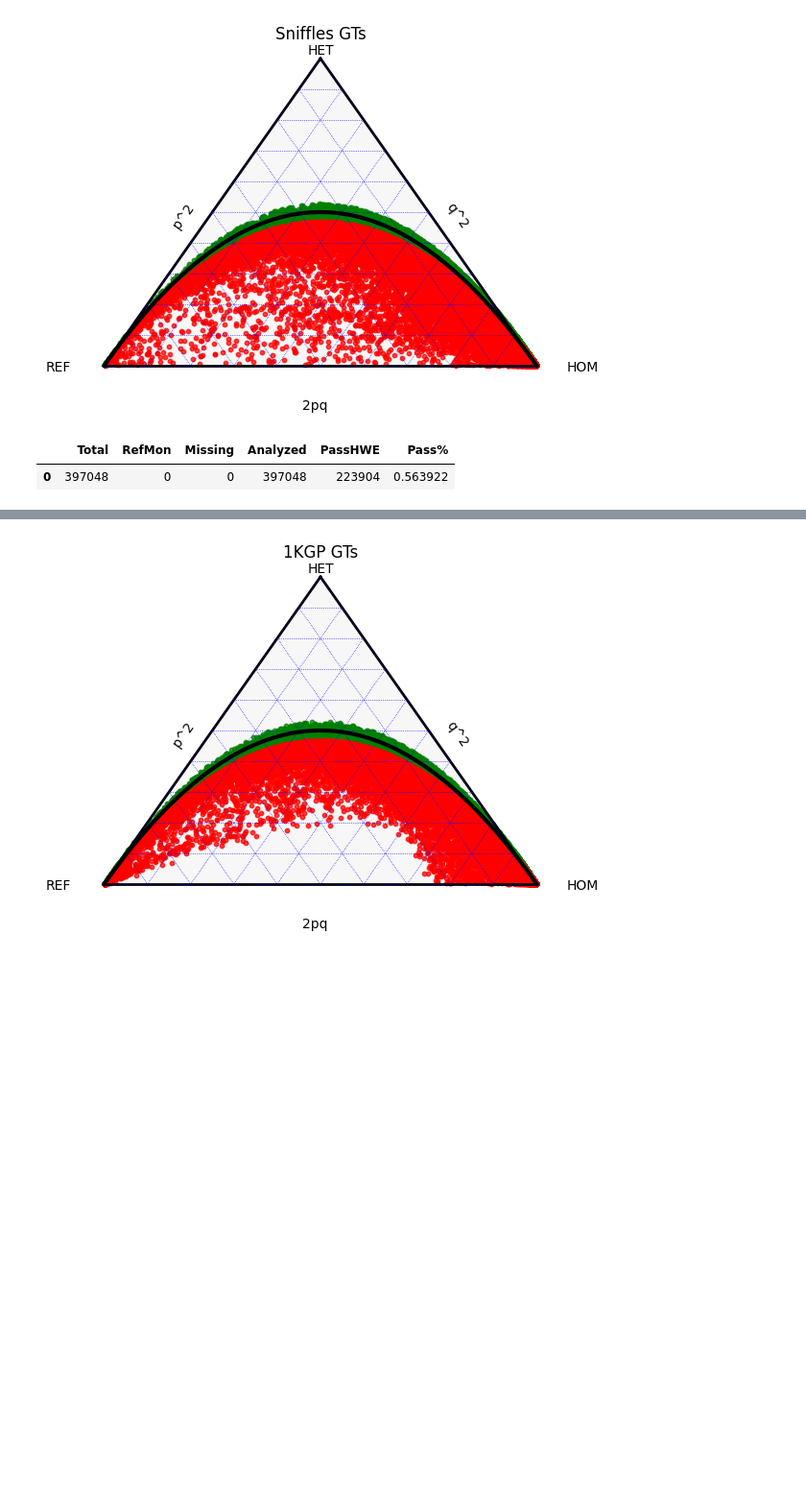
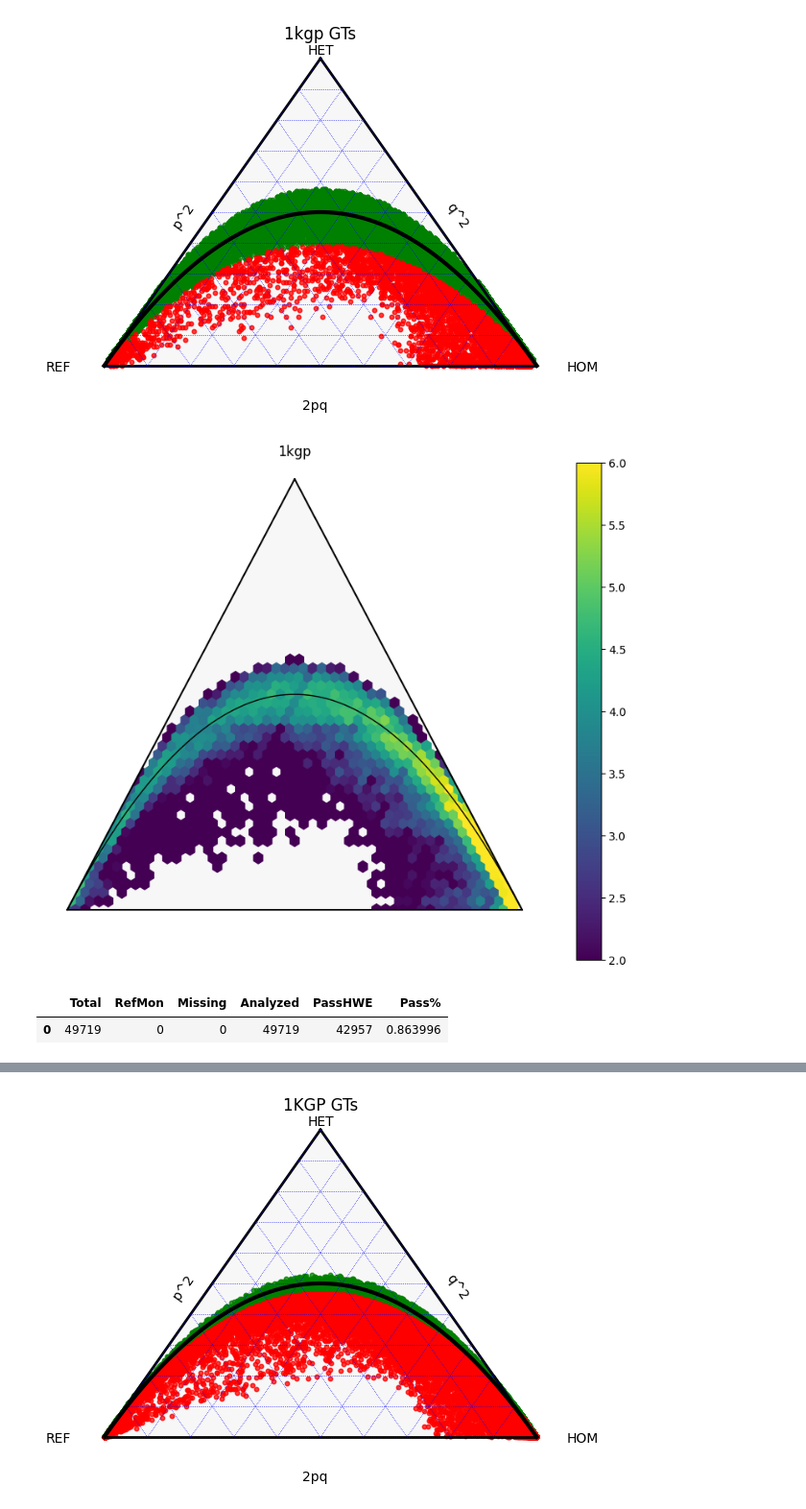
Before and after one commit to fabio-cunial/kanpig_experiments, a Jupyter notebook: manuscript/1kgp/TernaryPlot.ipynb, the cells around one changed output, grey strips where cells are left out. Shown at 96% size. Drawn from its saved outputs; the diff is of its cells as text; code cells hidden in the pictures; blank space fills up the shorter version.

Commit message:
Figure4

```diff
--- a/manuscript/1kgp/TernaryPlot.ipynb
+++ b/manuscript/1kgp/TernaryPlot.ipynb
@@ -6,6 +6,7 @@ import numpy as np
 from scipy.stats import chi2
 import pandas as pd
 import joblib
+from collections import defaultdict
 
 import numpy as np
 from scipy.stats import chi2
@@ -103,7 +104,7 @@ def hwe_ternary(genotype_counts, alpha=0.05, title=""):
 
     green_genotype_frequencies, red_genotype_frequencies = calculate_genotype_frequencies(genotype_counts, pvals, alpha)
     # Set up the figure and axes
-    figure, tax = ternary.figure(scale=1.0)
+    figure, tax = ternary.figure(scale=1)
     tax.boundary(linewidth=2.0)
     tax.gridlines(multiple=0.1, color="blue")
 
@@ -133,4 +134,4 @@ def hwe_ternary(genotype_counts, alpha=0.05, title=""):
     # Show the plot
     plt.show()
 
-    return ret
+    return ret, green_genotype_frequencies + red_genotype_frequencies
@@ -137,5 +242,10 @@ def hwe_ternary(genotype_counts, alpha=0.05, title=""):
 # %%
-gt_snif = joblib.load("gt.kanpig.jl")
-b = hwe_ternary(gt_snif, title="Kanpig GTs")
-b
+import glob
+parts = []
+for i in glob.glob("genotypes/*jl"):
+    gt_snif = joblib.load(i)
+    summary, data = hwe_ternary(gt_snif, title=i, alpha=0.01)
+    plot2(data, 50, vmin=2, vmax=6, title=i, norm='log')
+    summary['file'] = i
+    parts.append(summary)
 # %% [output]
@@ -145,8 +340,10 @@ b
 # %%
-gt_snif = joblib.load("gt.sniffles.jl")
-b = hwe_ternary(gt_snif, title="Sniffles GTs")
-b
+gt_snif = joblib.load("genotypes.1kgp.exchet5.eur.jl")
+summary,data = hwe_ternary(gt_snif, title="1kgp GTs", alpha=0.01)
+plot2(data, 50, vmin=2, vmax=6, title='1kgp', norm='log')
+summary
 # %% [output]
-[figure, old version]
+[figure, new version]
+[figure, added]
 |  | Total | RefMon | Missing | Analyzed | PassHWE | Pass% |
-| 0 | 397048 | 0 | 0 | 397048 | 223904 | 0.563922 |
+| 0 | 49719 | 0 | 0 | 49719 | 42957 | 0.863996 |
```
Also changed, not shown: parts of 7 cells of this notebook, 3 other files.
